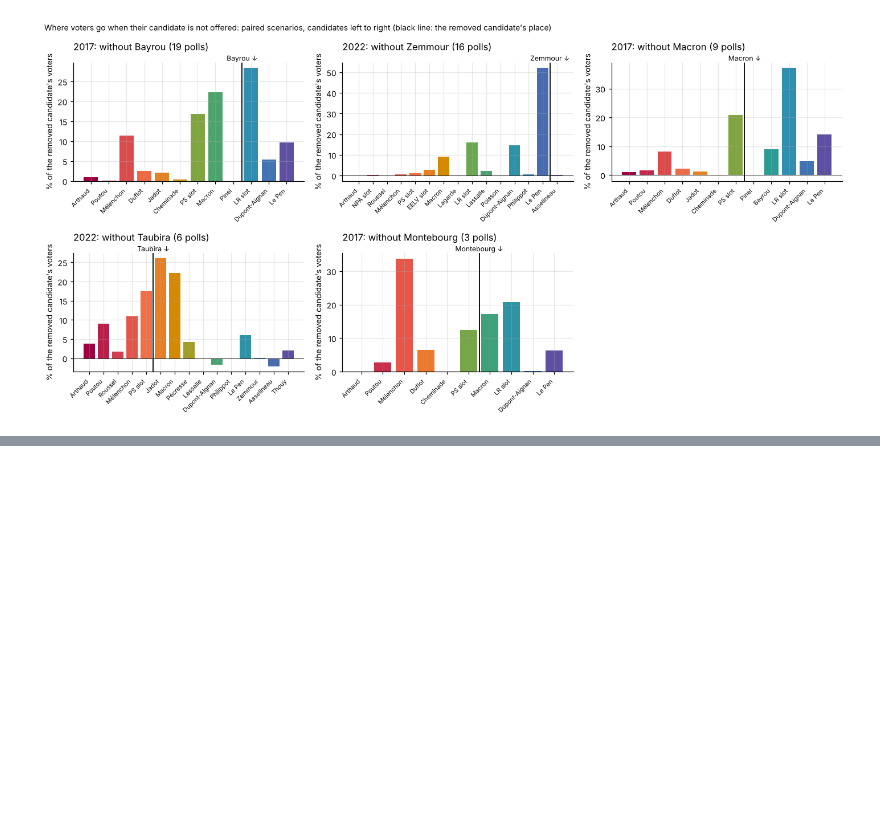
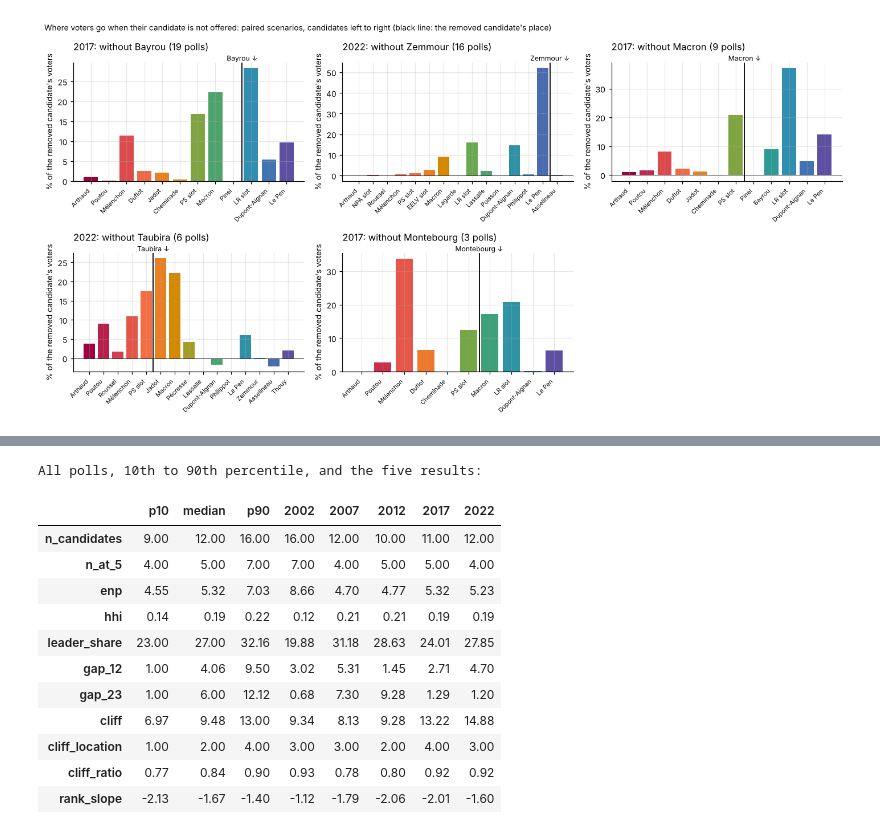
Before and after one commit to clarasalas/strategic-voting-polls-2RS, a Jupyter notebook: notebooks/07_parameters.ipynb, the cells around one changed output, grey strips where cells are left out. Saved outputs shown, nothing was run; the diff lists cells and outputs as text; code cells hidden in the pictures; blank space fills up the shorter version.

```diff
--- a/notebooks/07_parameters.ipynb
+++ b/notebooks/07_parameters.ipynb
@@ -383,0 +391,25 @@ fig.savefig(FIGURES / "parameters_transfers.png")
+# %%
+def describe_poll(sh):
+    st = metrics.structure(sh)
+    s = np.sort(sh.to_numpy(float))[::-1]
+    return dict(n_candidates=len(s), n_at_5=int((s >= 5).sum()), enp=st["enp"], hhi=st["hhi"],
+                leader_share=s[0], gap_12=st["gap_12"], gap_23=st["gap_23"], cliff=st["cliff"],
+                cliff_location=st["cliff_location"], cliff_ratio=st["cliff_ratio"],
+                rank_slope=np.polyfit(np.log(np.arange(1, (s > 0).sum() + 1)), np.log(s[s > 0]), 1)[0])
+
+pp = []
+for (e, pid), g in b[b["days_before"] <= 250].groupby(["election", "poll_id"]):
+    sh = metrics.shares_of(g)
+    pp.append(dict(election=e, poll_id=pid, phase=g["phase"].iloc[0], **describe_poll(100 * sh / sh.sum())))
+pp = pd.DataFrame(pp)
+rr = pd.DataFrame([dict(election=e, **describe_poll(results[results["election"] == e].set_index("candidate")["share"]))
+                   for e in ELECTIONS]).set_index("election")
+METRICS = ["n_candidates", "n_at_5", "enp", "hhi", "leader_share", "gap_12", "gap_23", "cliff", "cliff_location",
+           "cliff_ratio", "rank_slope"]
+q = lambda x: pd.Series({"p10": x.quantile(0.1), "median": x.median(), "p90": x.quantile(0.9)})
+ranges = pd.concat({m: pd.concat({"all polls": q(pp[m]), **{str(e): q(pp[pp["election"] == e][m]) for e in ELECTIONS}}, axis=1)
+                    for m in METRICS})
+ranges.round(3).to_csv(TABLES / "parameters_real_ranges.csv")
+rr.round(3).to_csv(TABLES / "parameters_real_ranges_results.csv")
+print(f"{len(pp)} ballot polls in the last 250 days")
+ranges.xs("median", level=1).round(2)
@@ -383,0 +430,19 @@ fig.savefig(FIGURES / "parameters_transfers.png")
+# %%
+print("All polls, 10th to 90th percentile, and the five results:")
+summary = pd.DataFrame({"p10": ranges.xs("p10", level=1)["all polls"], "median": ranges.xs("median", level=1)["all polls"],
+                        "p90": ranges.xs("p90", level=1)["all polls"]}).join(rr[METRICS].T)
+summary.round(2)
+# %% [output]
+All polls, 10th to 90th percentile, and the five results:
+|  | p10 | median | p90 | 2002 | 2007 | 2012 | 2017 | 2022 |
+| n_candidates | 9.00 | 12.00 | 16.00 | 16.00 | 12.00 | 10.00 | 11.00 | 12.00 |
+| n_at_5 | 4.00 | 5.00 | 7.00 | 7.00 | 4.00 | 5.00 | 5.00 | 4.00 |
+| enp | 4.55 | 5.32 | 7.03 | 8.66 | 4.70 | 4.77 | 5.32 | 5.23 |
+| hhi | 0.14 | 0.19 | 0.22 | 0.12 | 0.21 | 0.21 | 0.19 | 0.19 |
+| leader_share | 23.00 | 27.00 | 32.16 | 19.88 | 31.18 | 28.63 | 24.01 | 27.85 |
+| gap_12 | 1.00 | 4.06 | 9.50 | 3.02 | 5.31 | 1.45 | 2.71 | 4.70 |
+| gap_23 | 1.00 | 6.00 | 12.12 | 0.68 | 7.30 | 9.28 | 1.29 | 1.20 |
+| cliff | 6.97 | 9.48 | 13.00 | 9.34 | 8.13 | 9.28 | 13.22 | 14.88 |
+| cliff_location | 1.00 | 2.00 | 4.00 | 3.00 | 3.00 | 2.00 | 4.00 | 3.00 |
+| cliff_ratio | 0.77 | 0.84 | 0.90 | 0.93 | 0.78 | 0.80 | 0.92 | 0.92 |
+| rank_slope | -2.13 | -1.67 | -1.40 | -1.12 | -1.79 | -2.06 | -2.01 | -1.60 |
```
Also changed, not shown: parts of 3 cells of this notebook, 4 other files.
